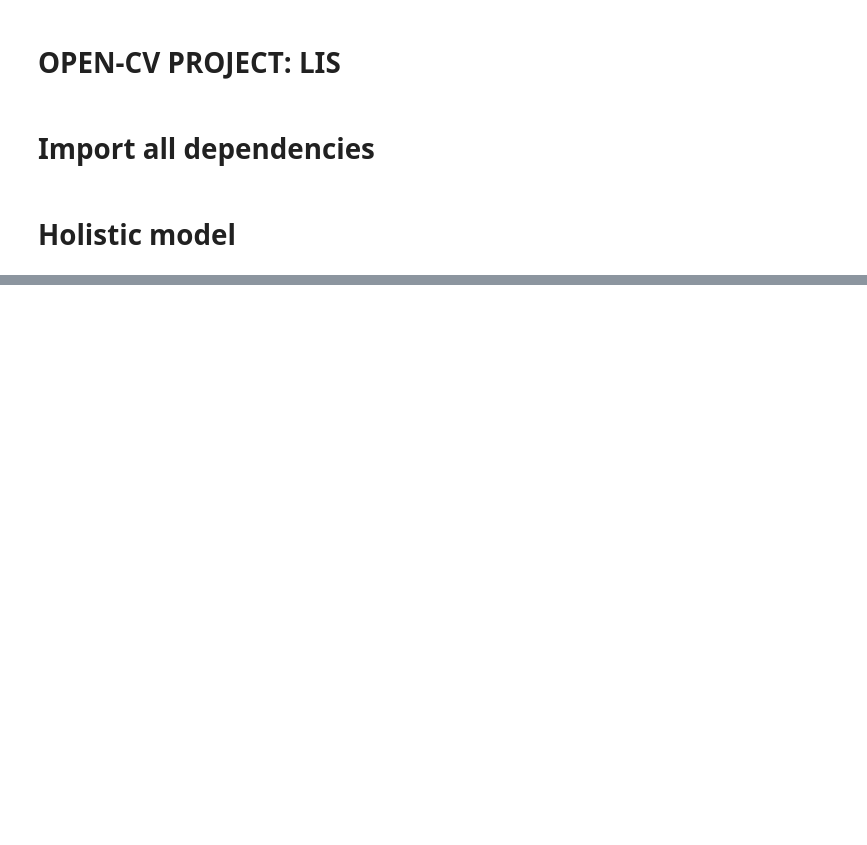
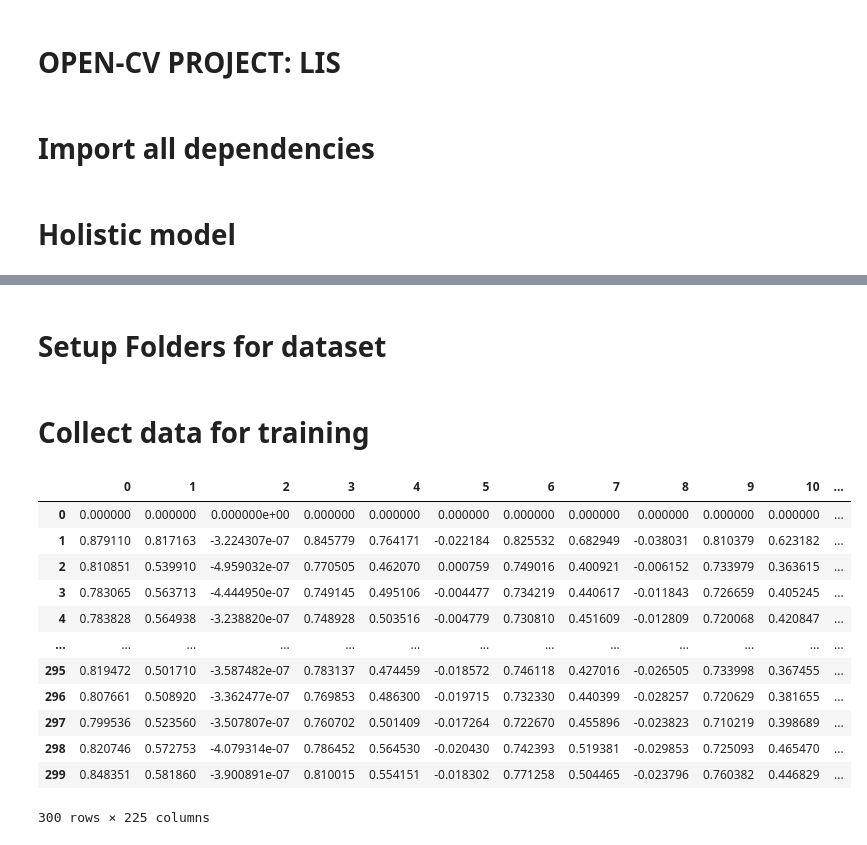
Before and after one commit to giova86/Python-LIS, a Jupyter notebook: Untitled.ipynb, the cells around one changed output, grey strips where cells are left out. Drawn from its saved outputs; the diff is of its cells as text; code cells hidden in the pictures; blank space fills up the shorter version.

Commit message:
lis projecj: save data procedure

```diff
--- a/Untitled.ipynb
+++ b/Untitled.ipynb
@@ -19,7 +19,7 @@ mp_drawing = mp.solutions.drawing_utils
 def mediapipe_detection(image, model):
     image = cv2.cvtColor(image, cv2.COLOR_BGR2RGB)
     image.flags.writeable = False
-    result = model.process(image)
+    results = model.process(image)
     image.flags.writeable = True
     image = cv2.cvtColor(image, cv2.COLOR_RGB2BGR)
     return image, results
@@ -44,0 +80,2 @@ with mp_holistic.Holistic(min_detection_confidence=0.5,
+# %% [markdown]
+# Setup Folders for dataset
@@ -44,0 +87,59 @@ with mp_holistic.Holistic(min_detection_confidence=0.5,
+# %%
+for label in labels:
+    for sequence in range(no_sequences):
+        try:
+            os.makedirs(os.path.join(DATA_PATH, label, str(sequence)))
+        except:
+            pass
+# %% [markdown]
+# Collect data for training
+# %%
+data = []
+
+cap = cv2.VideoCapture(0)
+with mp_holistic.Holistic(min_detection_confidence=0.5, min_tracking_confidence=0.5) as holistic:
+
+    for label in labels:
+        for id in range(no_sequences):
+
+            ret, frame = cap.read()
+
+            # make detection
+            image, results = mediapipe_detection(frame, holistic)
+            #print(results)
+
+            draw_landmarks_custom(frame, results)
+
+            if id == 0:
+                cv2.putText(frame, 'STARTING COLLECTION', (120,200), cv2.FONT_HERSHEY_SIMPLEX, 1 ,(0,255,0), 4, cv2.LINE_AA)
+                #cv2.putText(frame, f'Collecting frame {id} for {label}', (15,32), cv2.FONT_HERSHEY_SIMPLEX, 1 ,(0,255,0), 4, cv2.LINE_AA)
+                cv2.imshow('LIS', frame)
+                cv2.waitKey(1000)
+            else:
+                data.append(points_detection(results))
+                cv2.putText(frame, f'Collecting frame {id} for {label}', (15,32), cv2.FONT_HERSHEY_SIMPLEX, 1 ,(0,255,0), 4, cv2.LINE_AA)
+                cv2.waitKey(100)
+                cv2.imshow('LIS', frame)
+
+        if cv2.waitKey(10) & 0xFF == ord('q'):
+            break
+
+    cap.release()
+    cv2.destroyAllWindows()
+# %%
+import pandas as pd
+pd.DataFrame(np.array(data))
+# %% [output]
+|  | 0 | 1 | 2 | 3 | 4 | 5 | 6 | 7 | 8 | 9 | 10 | ... |
+| 0 | 0.000000 | 0.000000 | 0.000000e+00 | 0.000000 | 0.000000 | 0.000000 | 0.000000 | 0.000000 | 0.000000 | 0.000000 | 0.000000 | ... |
+| 1 | 0.879110 | 0.817163 | -3.224307e-07 | 0.845779 | 0.764171 | -0.022184 | 0.825532 | 0.682949 | -0.038031 | 0.810379 | 0.623182 | ... |
+| 2 | 0.810851 | 0.539910 | -4.959032e-07 | 0.770505 | 0.462070 | 0.000759 | 0.749016 | 0.400921 | -0.006152 | 0.733979 | 0.363615 | ... |
+| 3 | 0.783065 | 0.563713 | -4.444950e-07 | 0.749145 | 0.495106 | -0.004477 | 0.734219 | 0.440617 | -0.011843 | 0.726659 | 0.405245 | ... |
+| 4 | 0.783828 | 0.564938 | -3.238820e-07 | 0.748928 | 0.503516 | -0.004779 | 0.730810 | 0.451609 | -0.012809 | 0.720068 | 0.420847 | ... |
+| ... | ... | ... | ... | ... | ... | ... | ... | ... | ... | ... | ... | ... |
+| 295 | 0.819472 | 0.501710 | -3.587482e-07 | 0.783137 | 0.474459 | -0.018572 | 0.746118 | 0.427016 | -0.026505 | 0.733998 | 0.367455 | ... |
+| 296 | 0.807661 | 0.508920 | -3.362477e-07 | 0.769853 | 0.486300 | -0.019715 | 0.732330 | 0.440399 | -0.028257 | 0.720629 | 0.381655 | ... |
+| 297 | 0.799536 | 0.523560 | -3.507807e-07 | 0.760702 | 0.501409 | -0.017264 | 0.722670 | 0.455896 | -0.023823 | 0.710219 | 0.398689 | ... |
+| 298 | 0.820746 | 0.572753 | -4.079314e-07 | 0.786452 | 0.564530 | -0.020430 | 0.742393 | 0.519381 | -0.029853 | 0.725093 | 0.465470 | ... |
+| 299 | 0.848351 | 0.581860 | -3.900891e-07 | 0.810015 | 0.554151 | -0.018302 | 0.771258 | 0.504465 | -0.023796 | 0.760382 | 0.446829 | ... |
+300 rows × 225 columns
```
Also changed, not shown: parts of 7 cells of this notebook, 1 other file.
